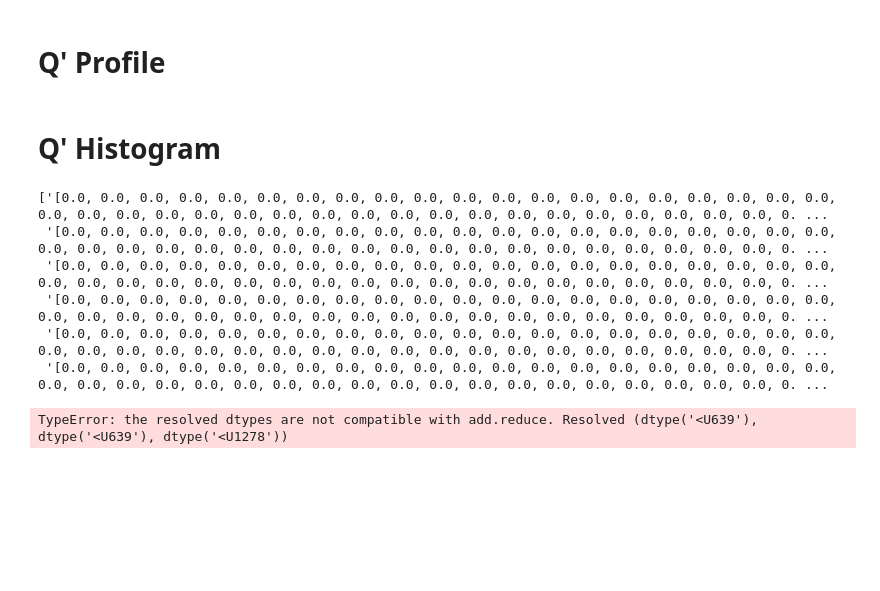
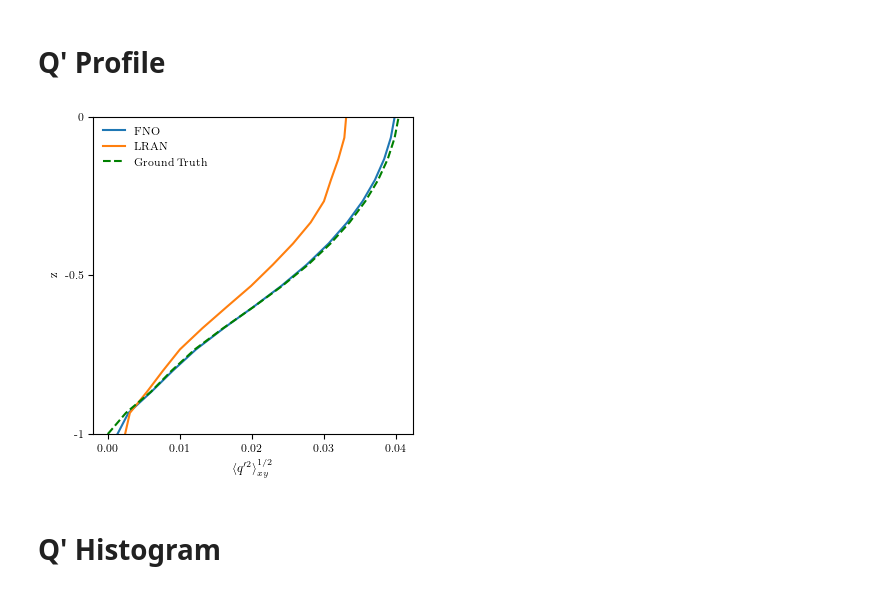
Before and after one commit to tmarkmann/RBC-PINN-Surrogate, a Jupyter notebook: notebooks/tm-7-3D-results.ipynb, the cells around one changed output. Drawn from its saved outputs; the diff is of its cells as text; code cells hidden in the pictures; blank space fills up the shorter version.

```diff
--- a/notebooks/tm-7-3D-results.ipynb
+++ b/notebooks/tm-7-3D-results.ipynb
@@ -242,68 +243,39 @@ KeyError: '3d-lran'
 # %%
 df_qp_profile = pd.concat(
     [get_df(m, "qp-profile", r, seed) for m in models for r in ras for seed in seeds],
     ignore_index=True,
 )
 
 # get mean per step and nodel
 df_qp_profile = df_qp_profile.groupby(["height", "model"], as_index=False)[
-    ["q_pred", "q_target"]
+    ["qp_pred", "qp_target"]
 ].mean()
 
 wide_qp_df = df_qp_profile.pivot(
-    index="height", columns="model", values="q_pred"
+    index="height", columns="model", values="qp_pred"
 ).reset_index()
-wide_qp_df["q_target"] = df_qp_profile.groupby("height")["q_target"].first().values
+wide_qp_df["qp_target"] = df_qp_profile.groupby("height")["qp_target"].first().values
 
 cutoff = wide_qp_df["height"].max() / 2
 df_qp_half = wide_qp_df[wide_qp_df["height"] <= cutoff]
 
 fig, ax = plt.subplots(figsize=set_size(455, fraction=0.6, aspect=1))
 
 for model, label in zip(["3d-fno", "3d-lran"], ["FNO", "LRAN"]):
     plt.plot(df_qp_half[model], df_qp_half["height"], label=label)
-plt.plot(df_qp_half["q_target"], df_qp_half["height"], "k--", label="Ground Truth")
+plt.plot(df_qp_half["qp_target"], df_qp_half["height"], "g--", label="Ground Truth")
 
-ax.set_xlabel(r"${\langle q \rangle}_{xy}$")
+ax.set_xlabel(r"${\langle q^{\prime 2} \rangle}_{xy}^{1/2}$")
 ax.set_ylabel(r"z")
 ax.set_ylim(bottom=0, top=cutoff - 1)
 ax.set_yticks([0, 7.5, 15], labels=[-1, -0.5, 0])
+ax.set_xticks([0, 0.01, 0.02, 0.03, 0.04])
 
 ax.legend(frameon=False)
 fig.tight_layout(pad=0.5)
 
 plt.show()
+# %% [output]
+[figure, added]
 # %% [markdown]
 # Q' Histogram
-# %%
-df_hist = pd.concat(
-    [get_df(m, "qp-histogram", r, seed) for m in models for r in ras for seed in seeds],
-    ignore_index=True,
-)
-
-#z = 5 #  [5, 16, 26]
-#df_hist = df_hist[df_hist["height"] == z]
-
-# get edges
-xlim = (-1, 1)
-bins = 100
-edges = np.linspace(xlim[0], xlim[1], bins + 1)
-
-# accumulate over seeds and batches
-results = {}
-for key, rows in df_hist.groupby(["height","model","ra"]):
-    H = np.stack(rows["hist_pred"].to_numpy(), axis=0)  # [N, bins]
-    print(H)
-
-    pdf_mean = H.mean(axis=0)
-    results[key] = {"pdf_mean": pdf_mean, "n_items": H.shape[0]}
-
-print(results)
-# %% [output]
-['[0.0, 0.0, 0.0, 0.0, 0.0, 0.0, 0.0, 0.0, 0.0, 0.0, 0.0, 0.0, 0.0, 0.0, 0.0, 0.0, 0.0, 0.0, 0.0, 0.0, 0.0, 0.0, 0.0, 0.0, 0.0, 0.0, 0.0, 0.0, 0.0, 0.0, 0.0, 0.0, 0.0, 0.0, 0.0, 0.0, 0.0, 0.0, 0.0, 0. ...
- '[0.0, 0.0, 0.0, 0.0, 0.0, 0.0, 0.0, 0.0, 0.0, 0.0, 0.0, 0.0, 0.0, 0.0, 0.0, 0.0, 0.0, 0.0, 0.0, 0.0, 0.0, 0.0, 0.0, 0.0, 0.0, 0.0, 0.0, 0.0, 0.0, 0.0, 0.0, 0.0, 0.0, 0.0, 0.0, 0.0, 0.0, 0.0, 0.0, 0. ...
- '[0.0, 0.0, 0.0, 0.0, 0.0, 0.0, 0.0, 0.0, 0.0, 0.0, 0.0, 0.0, 0.0, 0.0, 0.0, 0.0, 0.0, 0.0, 0.0, 0.0, 0.0, 0.0, 0.0, 0.0, 0.0, 0.0, 0.0, 0.0, 0.0, 0.0, 0.0, 0.0, 0.0, 0.0, 0.0, 0.0, 0.0, 0.0, 0.0, 0. ...
- '[0.0, 0.0, 0.0, 0.0, 0.0, 0.0, 0.0, 0.0, 0.0, 0.0, 0.0, 0.0, 0.0, 0.0, 0.0, 0.0, 0.0, 0.0, 0.0, 0.0, 0.0, 0.0, 0.0, 0.0, 0.0, 0.0, 0.0, 0.0, 0.0, 0.0, 0.0, 0.0, 0.0, 0.0, 0.0, 0.0, 0.0, 0.0, 0.0, 0. ...
- '[0.0, 0.0, 0.0, 0.0, 0.0, 0.0, 0.0, 0.0, 0.0, 0.0, 0.0, 0.0, 0.0, 0.0, 0.0, 0.0, 0.0, 0.0, 0.0, 0.0, 0.0, 0.0, 0.0, 0.0, 0.0, 0.0, 0.0, 0.0, 0.0, 0.0, 0.0, 0.0, 0.0, 0.0, 0.0, 0.0, 0.0, 0.0, 0.0, 0. ...
- '[0.0, 0.0, 0.0, 0.0, 0.0, 0.0, 0.0, 0.0, 0.0, 0.0, 0.0, 0.0, 0.0, 0.0, 0.0, 0.0, 0.0, 0.0, 0.0, 0.0, 0.0, 0.0, 0.0, 0.0, 0.0, 0.0, 0.0, 0.0, 0.0, 0.0, 0.0, 0.0, 0.0, 0.0, 0.0, 0.0, 0.0, 0.0, 0.0, 0. ...
-TypeError: the resolved dtypes are not compatible with add.reduce. Resolved (dtype('<U639'), dtype('<U639'), dtype('<U1278'))
```
Also changed, not shown: parts of 6 cells of this notebook, 1 other file.
